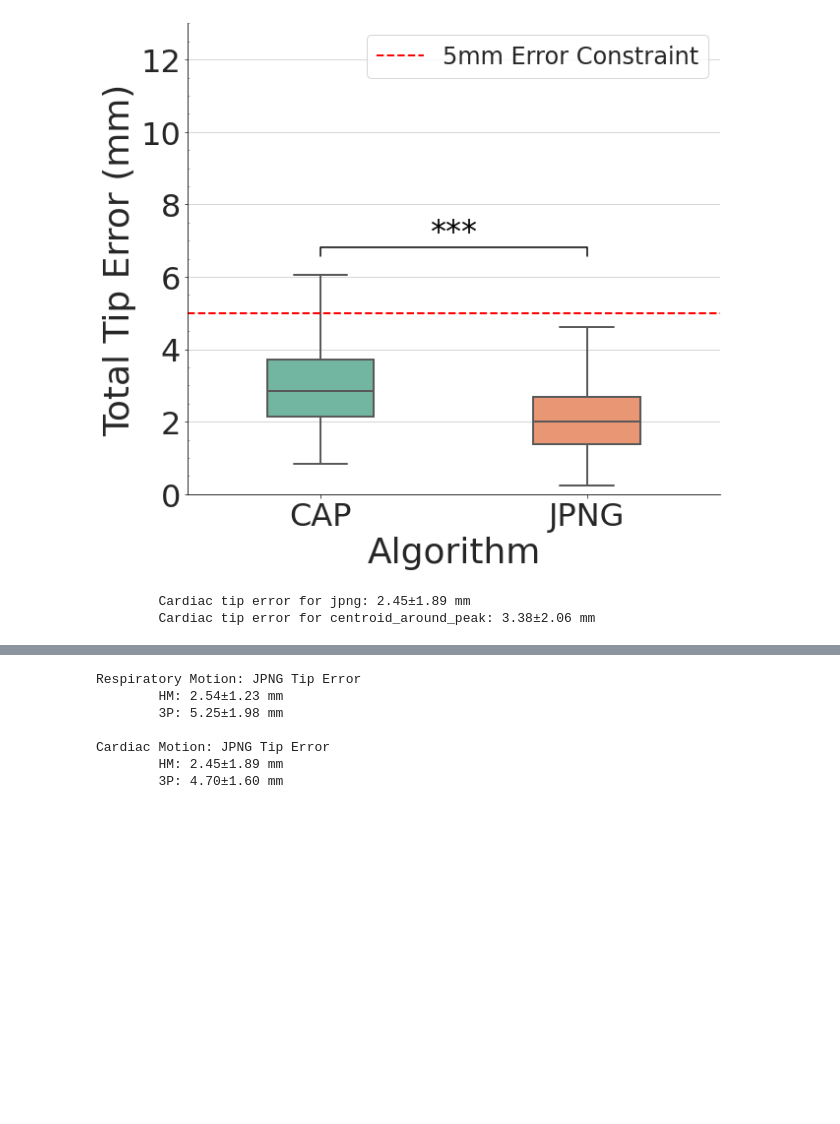
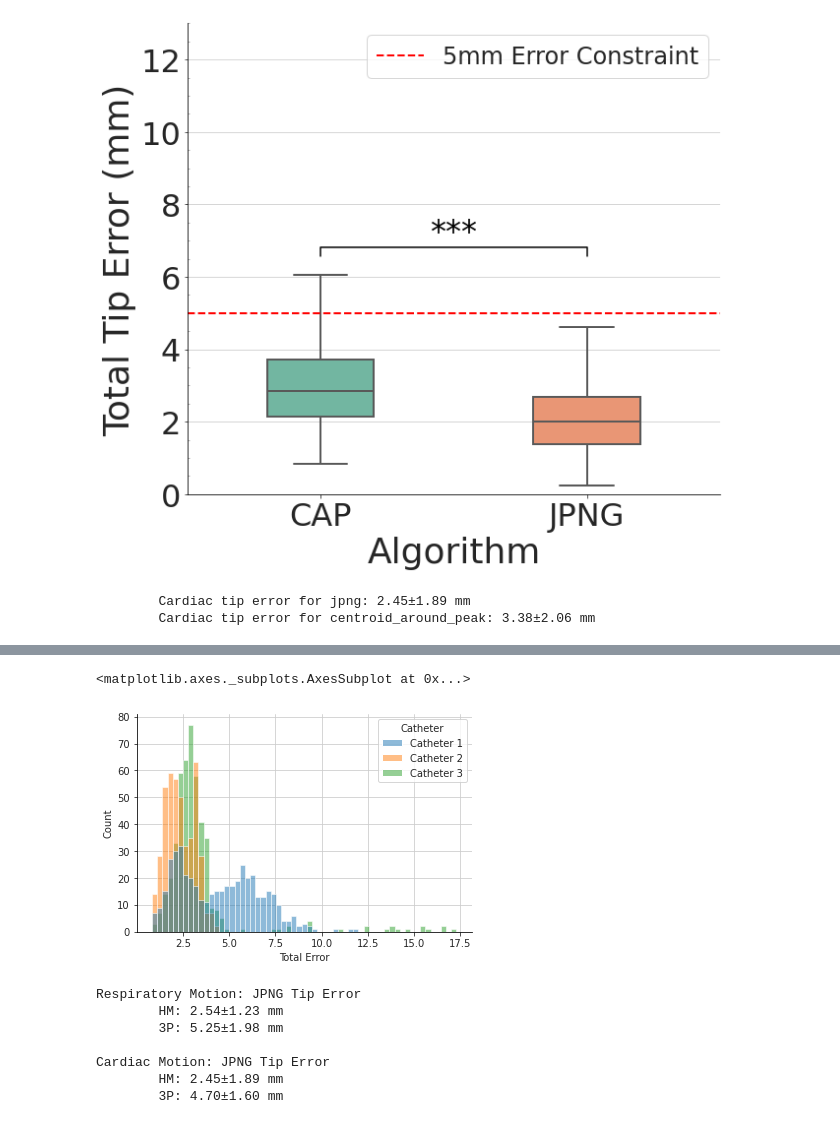
Before and after one commit to WrightGroupSRI/mr-tracking-analysis, a Jupyter notebook: Dynamic_Tracking/dynamic_tracking_analysis.ipynb, the cells around one changed output, grey strips where cells are left out. Cells and saved outputs as stored; diff of their text form; code cells hidden in the pictures; blank space fills up the shorter version.

```diff
--- a/Dynamic_Tracking/dynamic_tracking_analysis.ipynb
+++ b/Dynamic_Tracking/dynamic_tracking_analysis.ipynb
@@ -795,3 +856,8 @@ Cardiac Motion Profile: HM Tip Error by Algorithm
+# %%
+sns.histplot(hm_plot_df_card[hm_plot_df_card.Algorithm==cap],x='Total Error', hue='Catheter')
+# %% [output]
+<matplotlib.axes._subplots.AxesSubplot at 0x...>
+[figure, added]
 # %%
 # Note plot_df_resp and plot_df_card collect ONLY the jpng algorithm results
 print('Respiratory Motion: JPNG Tip Error')
```
Also changed, not shown: parts of 8 cells of this notebook, 1 other file.
